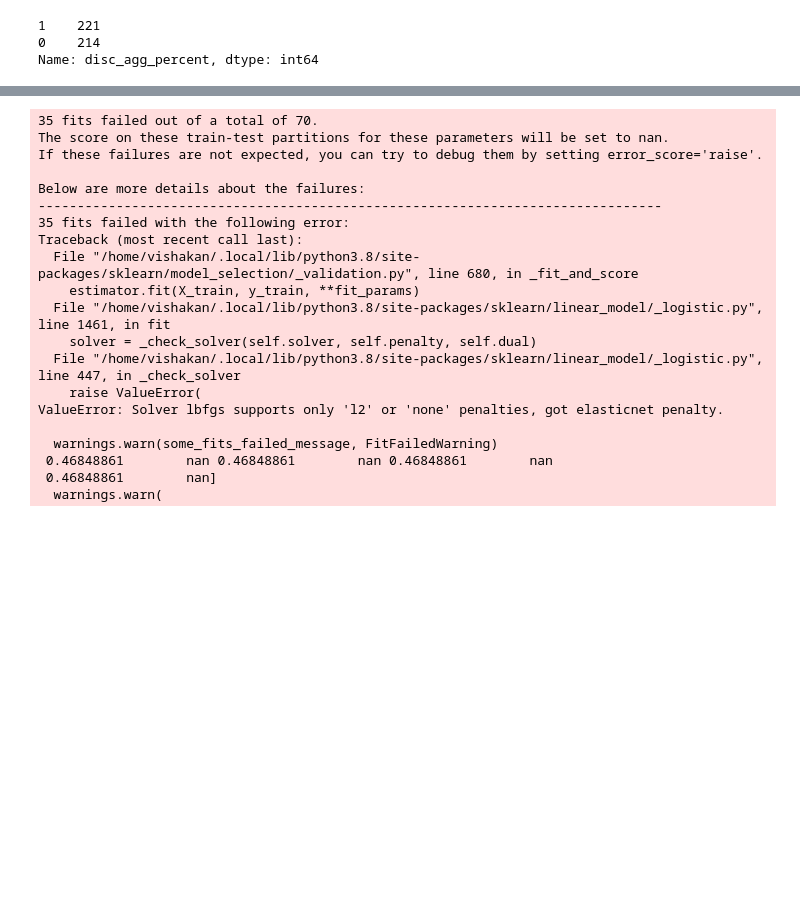
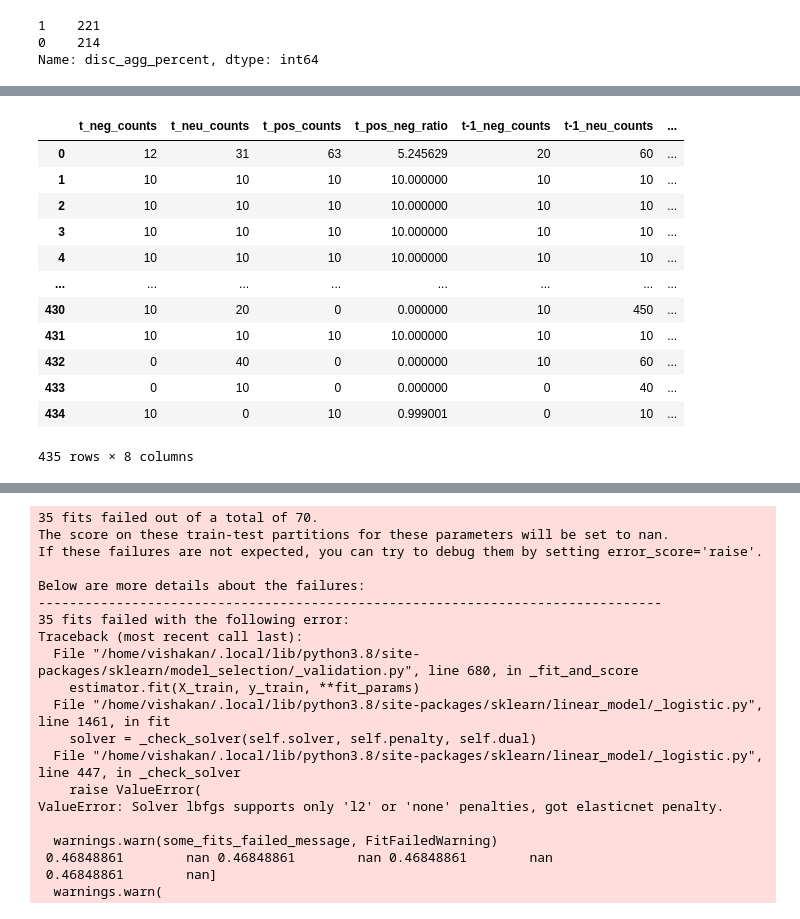
Before and after one commit to svishakan/Social-Media-Based-Stock-Market-Analysis, a Jupyter notebook: Spark Streaming/CorrelationAnalysis.ipynb, the cells around one changed output, grey strips where cells are left out. Saved outputs shown, nothing was run; the diff lists cells and outputs as text; code cells hidden in the pictures; blank space fills up the shorter version.

```diff
--- a/Spark Streaming/CorrelationAnalysis.ipynb
+++ b/Spark Streaming/CorrelationAnalysis.ipynb
@@ -213,3 +223,19 @@ data_df.head()
+# %%
+data_df
+# %% [output]
+|  | t_neg_counts | t_neu_counts | t_pos_counts | t_pos_neg_ratio | t-1_neg_counts | t-1_neu_counts | ... |
+| 0 | 12 | 31 | 63 | 5.245629 | 20 | 60 | ... |
+| 1 | 10 | 10 | 10 | 10.000000 | 10 | 10 | ... |
+| 2 | 10 | 10 | 10 | 10.000000 | 10 | 10 | ... |
+| 3 | 10 | 10 | 10 | 10.000000 | 10 | 10 | ... |
+| 4 | 10 | 10 | 10 | 10.000000 | 10 | 10 | ... |
+| ... | ... | ... | ... | ... | ... | ... | ... |
+| 430 | 10 | 20 | 0 | 0.000000 | 10 | 450 | ... |
+| 431 | 10 | 10 | 10 | 10.000000 | 10 | 10 | ... |
+| 432 | 0 | 40 | 0 | 0.000000 | 10 | 60 | ... |
+| 433 | 0 | 10 | 0 | 0.000000 | 0 | 40 | ... |
+| 434 | 10 | 0 | 10 | 0.999001 | 0 | 10 | ... |
+435 rows × 8 columns
 # %%
 scaler = StandardScaler()
 data_df = scaler.fit_transform(data_df)
```
Also changed, not shown: parts of 9 cells of this notebook.
